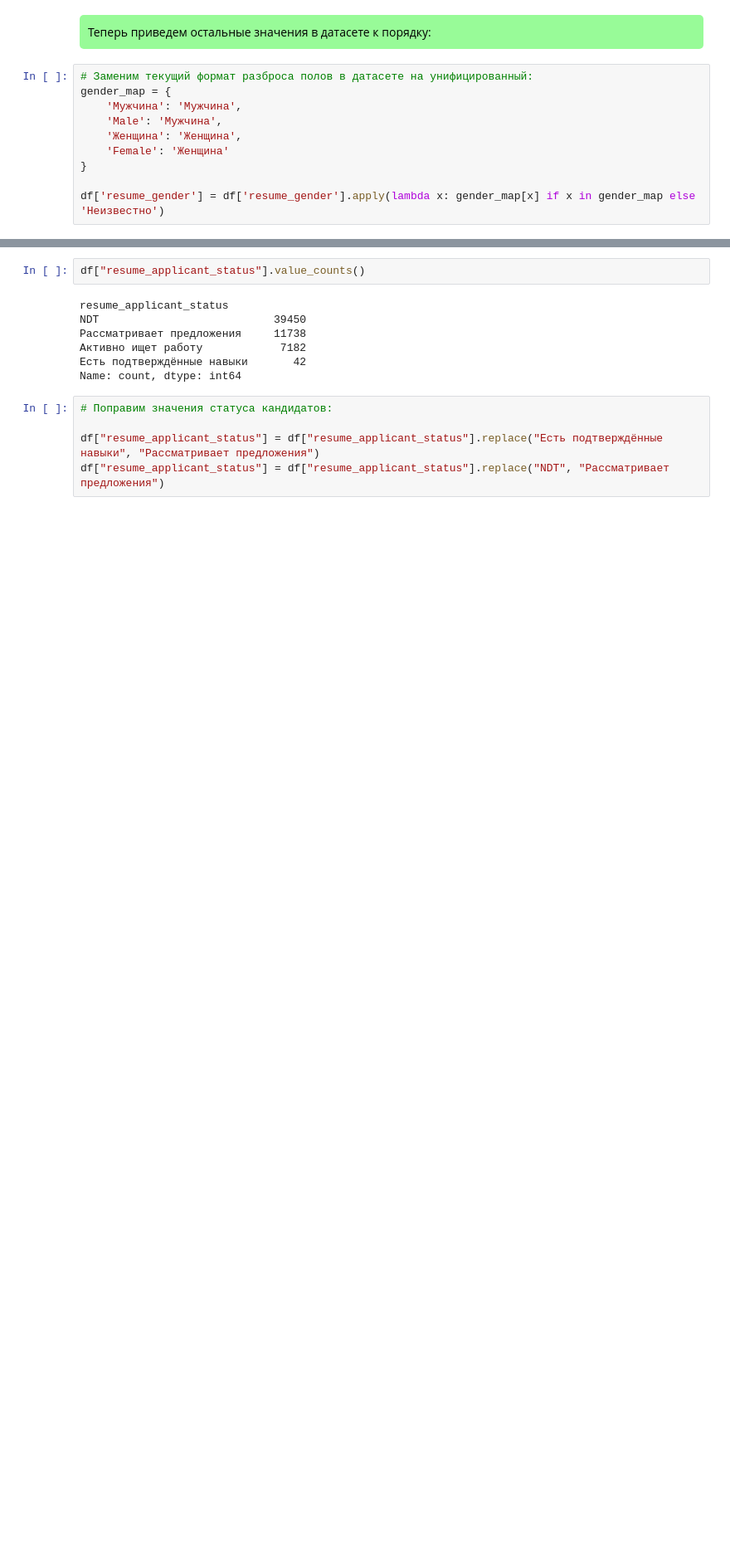
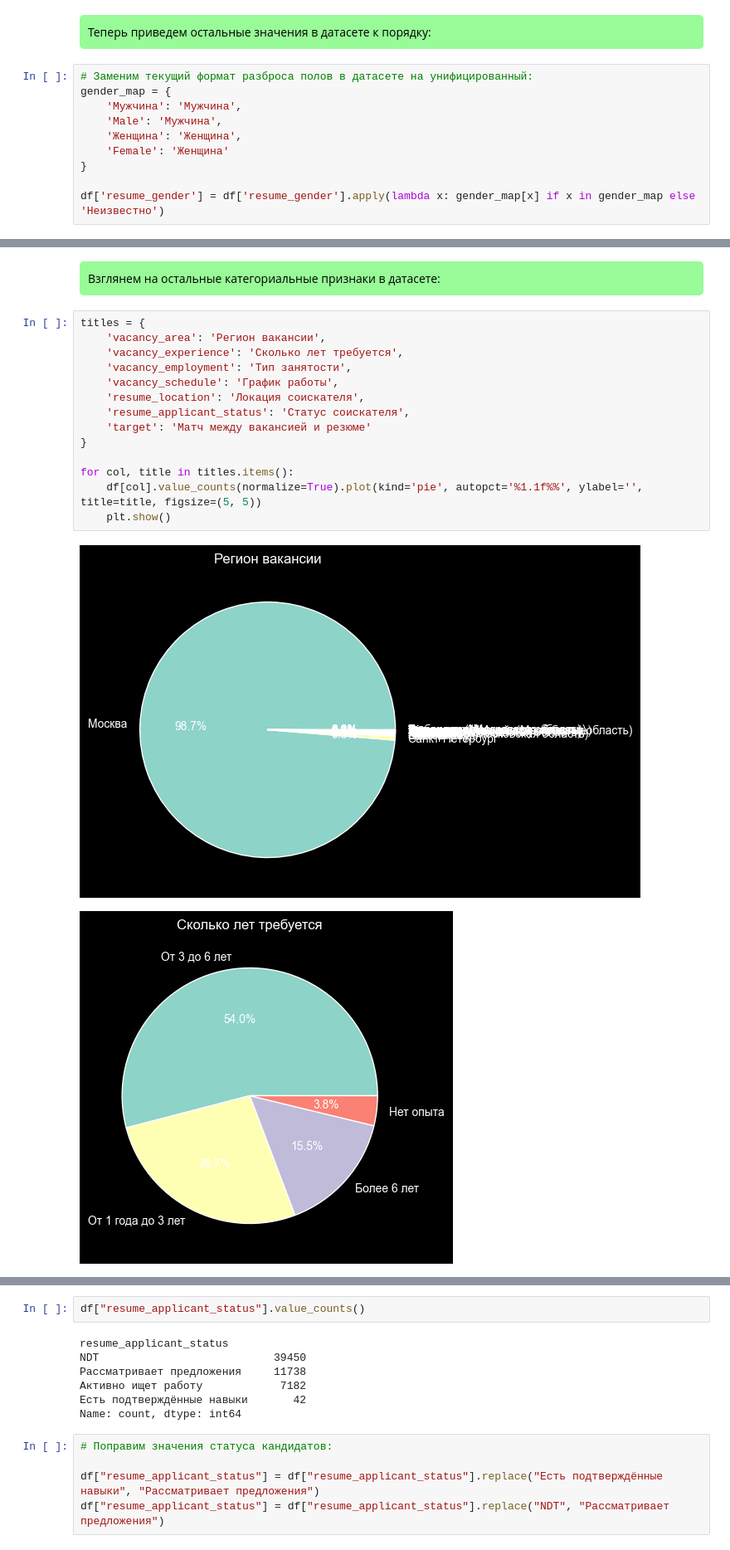
Before and after one commit to UsovAlexander/hr-ai-scout, a Jupyter notebook: eda_analysis/eda_hr_ai_scout.ipynb, the cells around one changed output, grey strips where cells are left out. Shown at 83% size. Drawn from its saved outputs; the diff is of its cells as text; blank space fills up the shorter version.

Commit message:
Обновил вывод и добавил графики

```diff
--- a/eda_analysis/eda_hr_ai_scout.ipynb
+++ b/eda_analysis/eda_hr_ai_scout.ipynb
@@ -458,0 +454,21 @@ Name: target, dtype: float64
+# %% [markdown]
+<div style="background-color: #98FB98; color: black; padding: 10px; border-radius: 5px;">
+Взглянем на остальные категориальные признаки в датасете:
+</div>
+# %%
+titles = {
+    'vacancy_area': 'Регион вакансии',
+    'vacancy_experience': 'Сколько лет требуется',
+    'vacancy_employment': 'Тип занятости',
+    'vacancy_schedule': 'График работы',
+    'resume_location': 'Локация соискателя',
+    'resume_applicant_status': 'Статус соискателя',
+    'target': 'Матч между вакансией и резюме'
+}
+
+for col, title in titles.items():
+    df[col].value_counts(normalize=True).plot(kind='pie', autopct='%1.1f%%', ylabel='', title=title, figsize=(5, 5))
+    plt.show()
+# %% [output]
+[figure, added]
+[figure, added]
```
Also changed, not shown: parts of 27 cells of this notebook, 2 other files.
